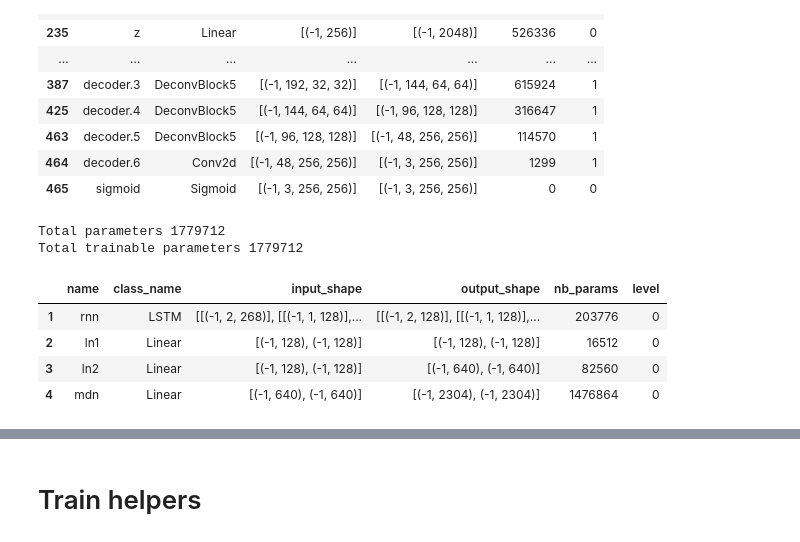
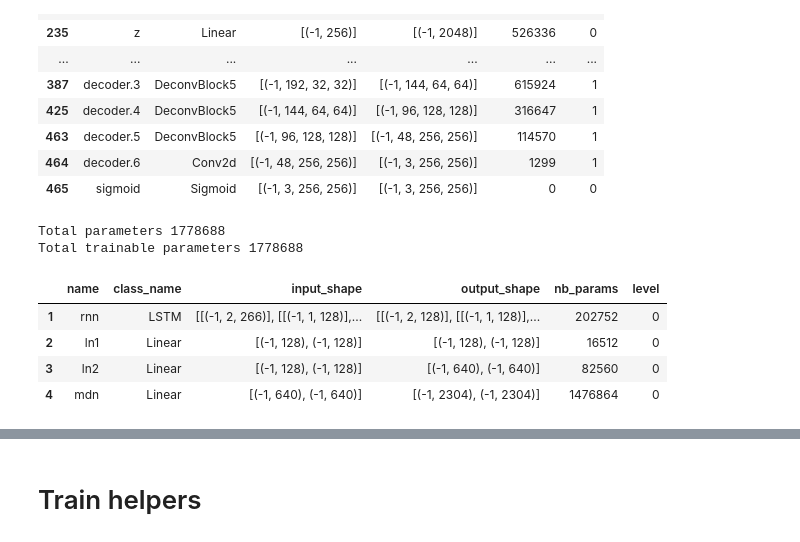
Before and after one commit to wassname/world-models-sonic-pytorch, a Jupyter notebook: 04_train_PPO_v2.ipynb, the cells around one changed output, grey strips where cells are left out. Saved outputs shown, nothing was run; the diff lists cells and outputs as text; code cells hidden in the pictures.

Commit message:
3&4 working with discrete actions

```diff
--- a/04_train_PPO_v2.ipynb
+++ b/04_train_PPO_v2.ipynb
@@ -49,7 +51,7 @@ C = 0
 z_dim = 256 # latent dimensions
 
 # RNN
-action_dim = 12
+action_dim = 10
 seq_len = 5
 image_size=256
 chunksize=seq_len*20
@@ -61,6 +63,6 @@ lambda_vae = 1/100
 lambda_finv = 1
 
 data_cache_file = os.path.join(config.base_vae_data_dir, 'sonic_rnn_256_v30.hdf5')
-NAME='RNN_v3b_256im_512z_1512_v3_greenfield'
+NAME='RNN_v3b_256im_512z_1512_v4_greenfield'
 # %% [markdown]
 # Load Data
@@ -108,7 +94,7 @@ loaded save_file ./outputs/models/RNN_v3b_256im_512z_1512_v3_greenfield-vae_stat
 # Load RNN
 # %%
 # Load MDRNN
-action_dim, hidden_size, n_mixture, temp = 12, 128, 3, 0.0
+action_dim, hidden_size, n_mixture, temp = action_dim, 128, 3, 0.0
 
 
 mdnrnn = MDNRNN2(z_dim, action_dim, hidden_size, n_mixture, temp)
@@ -204,7 +158,8 @@ WorldModel(
 # summarize
 # %%
 img = np.random.randn(image_size, image_size, 3)
-action = Variable(torch.from_numpy(np.random.randint(0,12,(12)))).float().cuda()[np.newaxis]
+action = np.array(np.random.randint(0,action_dim))[np.newaxis]
+action = Variable(torch.from_numpy(action)).float().cuda()[np.newaxis]
 gpu_img = Variable(torch.from_numpy(img[np.newaxis].transpose(0, 3, 1, 2))).float().cuda()
 if cuda:
     gpu_img = gpu_img.cuda()
@@ -240,17 +195,17 @@ Total trainable parameters 8909862
 | 465 | sigmoid | Sigmoid | [(-1, 3, 256, 256)] | [(-1, 3, 256, 256)] | 0 | 0 |
 # %%
 with TorchSummarizeDf(mdnrnn) as tdf:
-    pi, mu, sigma, hidden_state = mdnrnn.forward(z.unsqueeze(1).repeat((1,2,1)), action.unsqueeze(1).repeat((1,2,1)))
+    pi, mu, sigma, hidden_state = mdnrnn.forward(z.unsqueeze(1).repeat((1,2,1)), action.repeat((1,2)))
     z_next = mdnrnn.sample(pi, mu, sigma)
 #     loss_mdn = mdnrnn.rnn_loss(z, pi, mu, sigma).mean()
     df_mdnrnn = tdf.make_df()
 
 df_mdnrnn
 # %% [output]
-Total parameters 1779712
-Total trainable parameters 1779712
+Total parameters 1778688
+Total trainable parameters 1778688
 |  | name | class_name | input_shape | output_shape | nb_params | level |
-| 1 | rnn | LSTM | [[(-1, 2, 268)], [[(-1, 1, 128)],... | [[(-1, 2, 128)], [[(-1, 1, 128)],... | 203776 | 0 |
+| 1 | rnn | LSTM | [[(-1, 2, 266)], [[(-1, 1, 128)],... | [[(-1, 2, 128)], [[(-1, 1, 128)],... | 202752 | 0 |
 | 2 | ln1 | Linear | [(-1, 128), (-1, 128)] | [(-1, 128), (-1, 128)] | 16512 | 0 |
 | 3 | ln2 | Linear | [(-1, 128), (-1, 128)] | [(-1, 640), (-1, 640)] | 82560 | 0 |
 | 4 | mdn | Linear | [(-1, 640), (-1, 640)] | [(-1, 2304), (-1, 2304)] | 1476864 | 0 |
```
Also changed, not shown: parts of 17 cells of this notebook, 3 other files.
